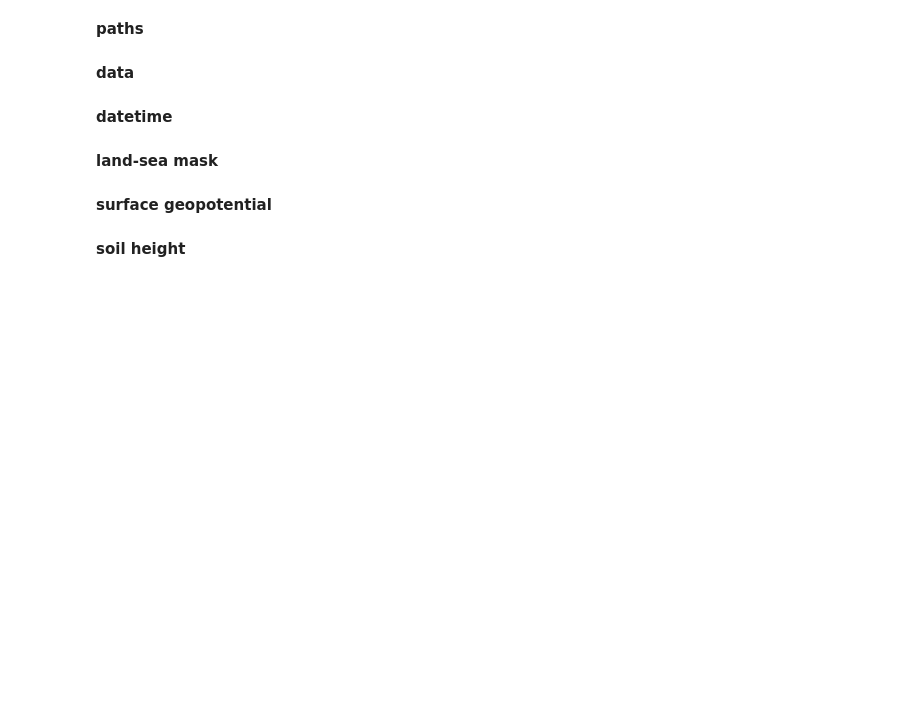
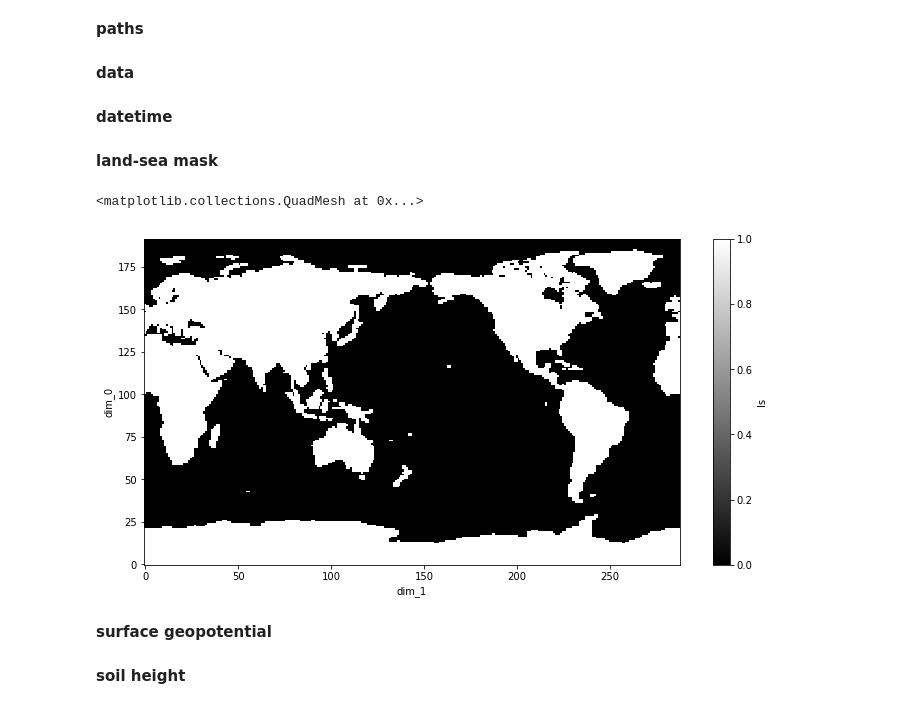
Before and after one commit to geosciz/nc2im_cesm2, a Jupyter notebook: process_nc.ipynb, the cells around one changed output. Saved outputs shown, nothing was run; the diff lists cells and outputs as text; code cells hidden in the pictures; blank space fills up the shorter version.

```diff
--- a/process_nc.ipynb
+++ b/process_nc.ipynb
@@ -79,6 +79,11 @@ v = dss[10].landmask.values
 da = DataArray(name='ls', data=float32(v))
 file_name = 'ls_' + file_time + '.nc'
 da.to_netcdf(im_path+file_name)
+# %%
+da.plot(cmap='gray')
+# %% [output]
+<matplotlib.collections.QuadMesh at 0x...>
+[figure, added]
 # %% [markdown]
 **surface geopotential**
 # %%
```
Also changed, not shown: parts of 18 cells of this notebook, 3 other files.
